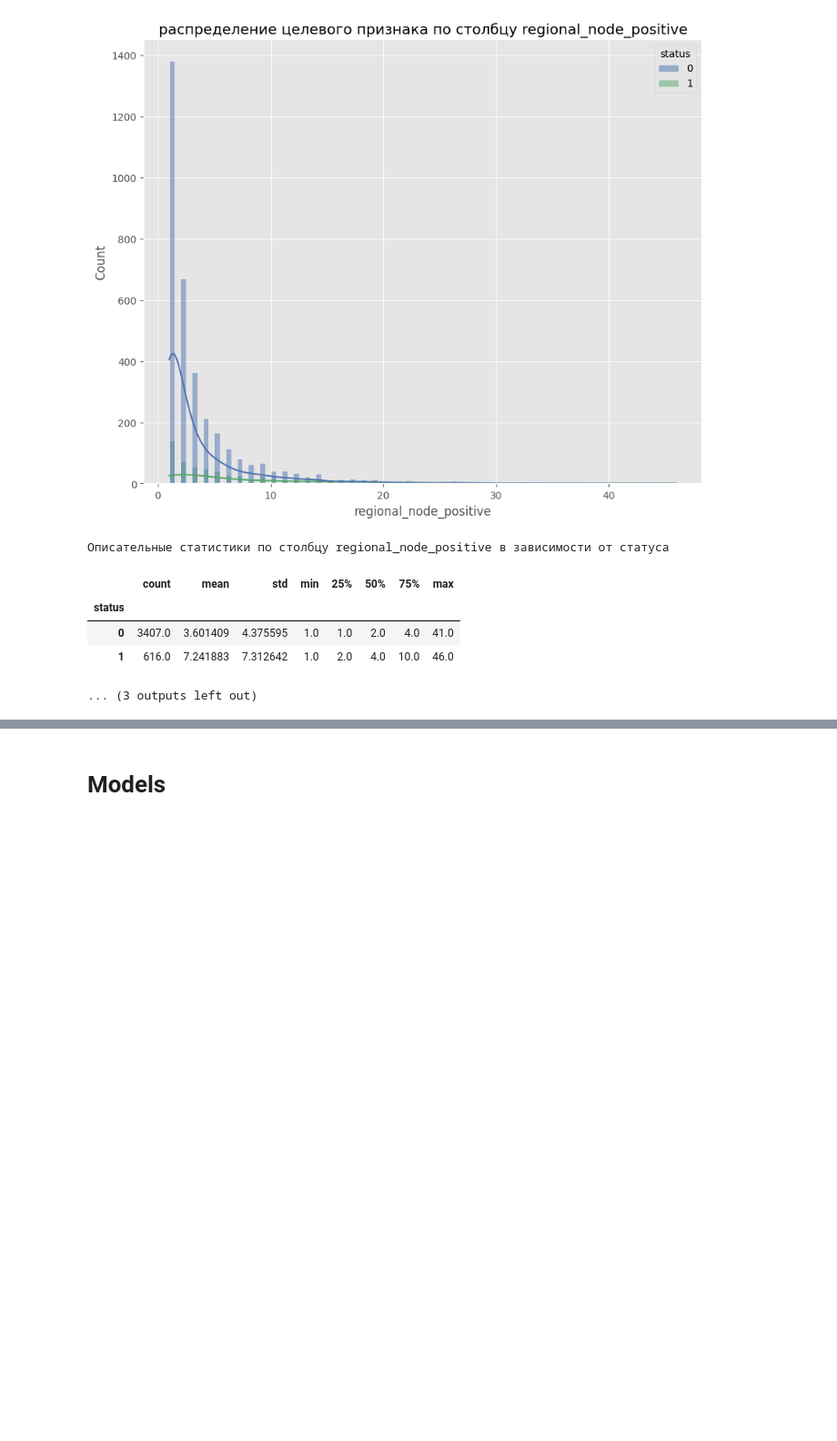
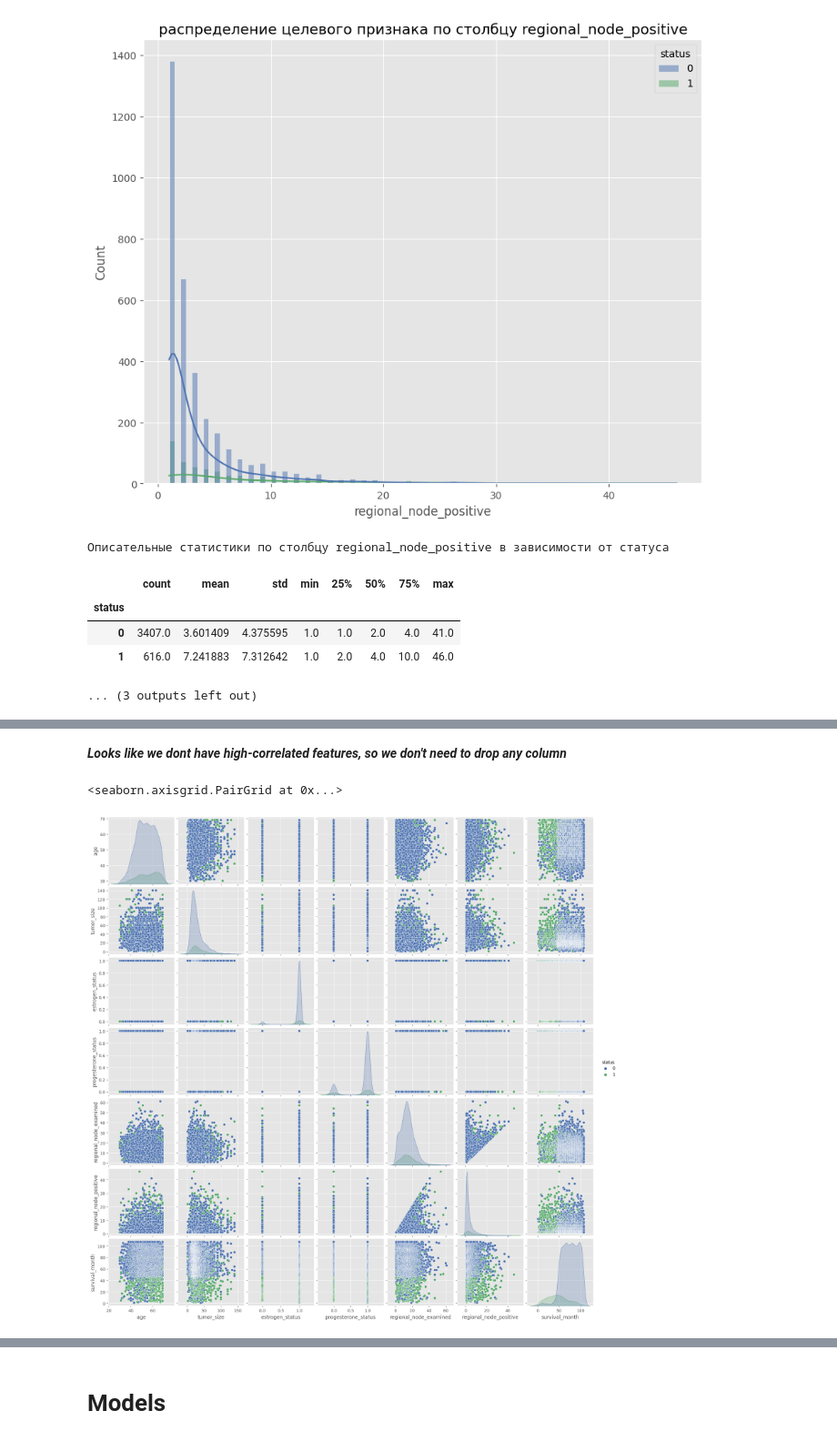
Before and after one commit to Lamantin12/data_science_projects, a Jupyter notebook: breast_cancer/breast_cancer_analysis.ipynb, the cells around one changed output, grey strips where cells are left out. Shown at 91% size. Drawn from its saved outputs; the diff is of its cells as text; code cells hidden in the pictures; blank space fills up the shorter version.

```diff
--- a/breast_cancer/breast_cancer_analysis.ipynb
+++ b/breast_cancer/breast_cancer_analysis.ipynb
@@ -313,0 +316,7 @@ None
+# %% [markdown]
+***Looks like we dont have high-correlated features, so we don't need to drop any column***
+# %%
+sns.pairplot(data=cancer_data, hue='status')
+# %% [output]
+<seaborn.axisgrid.PairGrid at 0x...>
+[figure, added]
```
Also changed, not shown: parts of 16 cells of this notebook.
